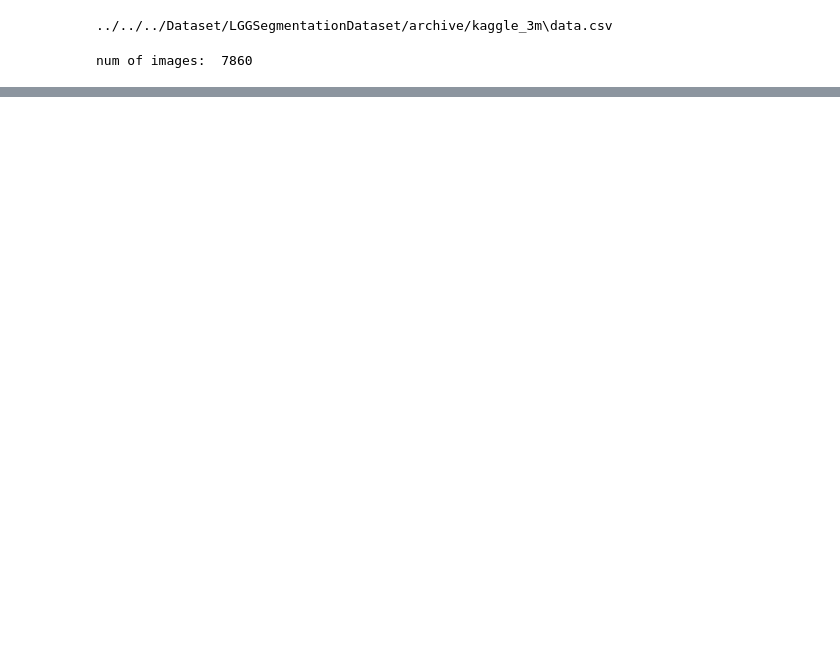
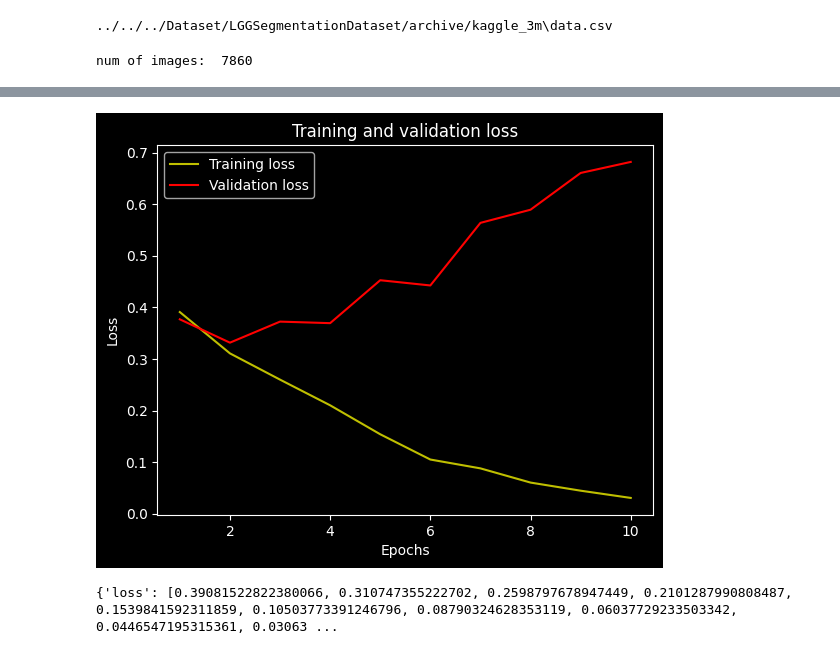
Before and after one commit to rtarun9/image-denoising-experiments, a Jupyter notebook: src/image_noise_type_recognition_using_cnn_with_pca.ipynb, the cells around one changed output, grey strips where cells are left out. Drawn from its saved outputs; the diff is of its cells as text; code cells hidden in the pictures; blank space fills up the shorter version.

```diff
--- a/src/image_noise_type_recognition_using_cnn_with_pca.ipynb
+++ b/src/image_noise_type_recognition_using_cnn_with_pca.ipynb
@@ -248 +243,10 @@ plt.show()
+# %%
+# Image augmentation (Horizontal / Vertical flip / 45 degree rotation)
+from tensorflow.keras.preprocessing.image import ImageDataGenerator
+import numpy as np
+
+datagen = ImageDataGenerator(
+    horizontal_flip=True,
+    vertical_flip=True,
+)
 # %%
@@ -307,8 +367,8 @@ y train len  2241
 # %%
 # Convert y data to categorical
-y_train = tf.keras.utils.to_categorical(y_train, num_classes=4)
-y_test = tf.keras.utils.to_categorical(y_test, num_classes=4)
-y_val = tf.keras.utils.to_categorical(y_val, num_classes=4)
+#y_train = tf.keras.utils.to_categorical(y_train, num_classes=4)
+#y_test = tf.keras.utils.to_categorical(y_test, num_classes=4)
+#y_val = tf.keras.utils.to_categorical(y_val, num_classes=4)
 
 print(y_train[0])
 # %% [output]
@@ -316,3 +376,3 @@ print(y_train[0])
 # %%
-hist = model.fit(x_train, y_train, validation_data=(x_val, y_val), epochs=100)
+hist = model.fit(x_train, y_train, validation_data=(x_val, y_val), epochs=10, batch_size=4)
 # %% [output]
@@ -322,0 +405,18 @@ Make sure all arrays contain the same number of samples.
+# %%
+history = hist
+
+loss = history.history['loss']
+val_loss = history.history['val_loss']
+epochs = range(1, len(loss) + 1)
+plt.plot(epochs, loss, 'y', label='Training loss')
+plt.plot(epochs, val_loss, 'r', label='Validation loss')
+plt.title('Training and validation loss')
+plt.xlabel('Epochs')
+plt.ylabel('Loss')
+plt.legend()
+plt.show()
+
+print(history.history)
+# %% [output]
+[figure, added]
+{'loss': [0.39081522822380066, 0.310747355222702, 0.2598797678947449, 0.2101287990808487, 0.1539841592311859, 0.10503773391246796, 0.08790324628353119, 0.06037729233503342, 0.0446547195315361, 0.03063 ...
```
Also changed, not shown: parts of 19 cells of this notebook.
